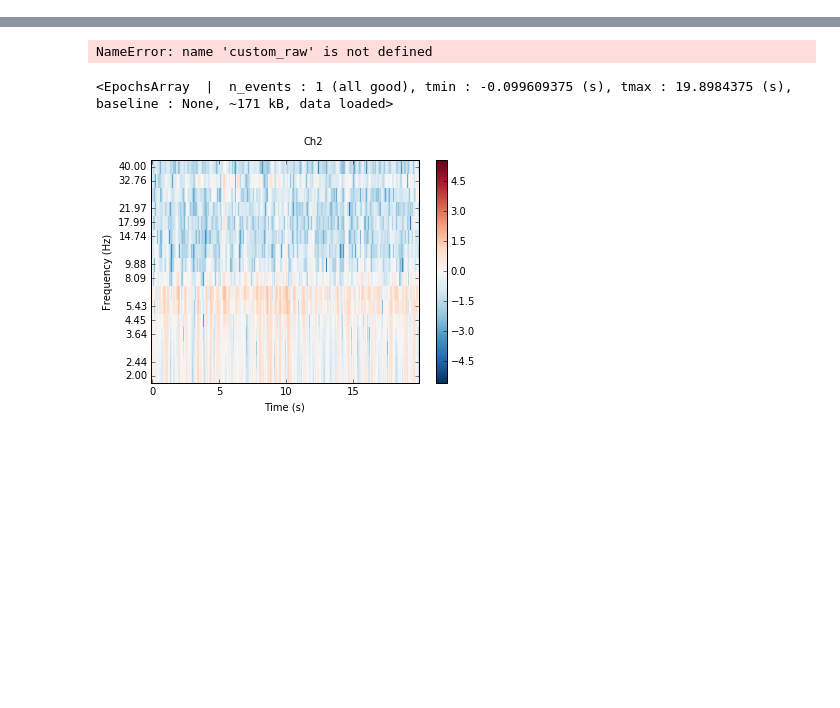
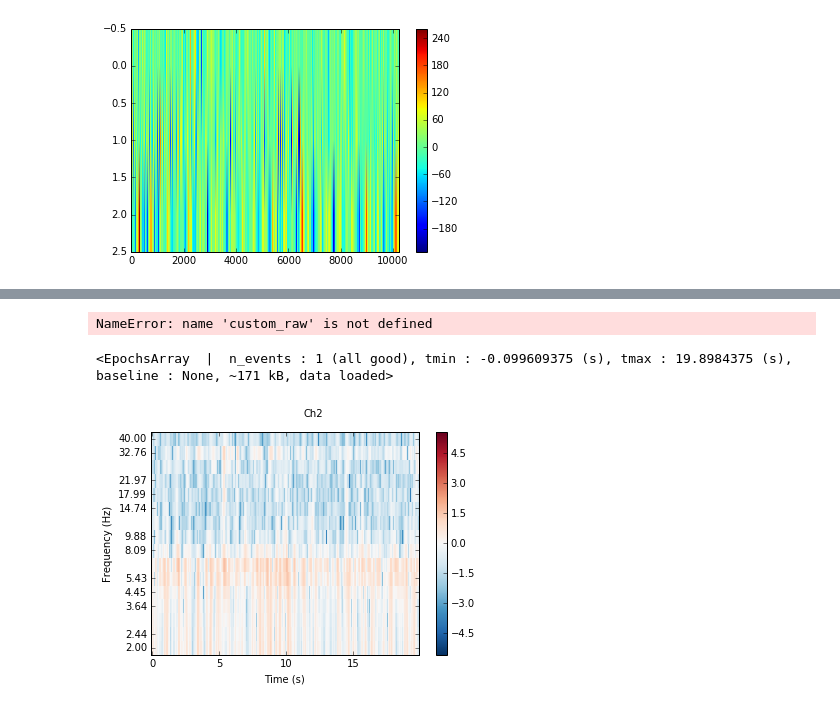
Before and after one commit to DiyuanLu/Epilepsy_classification, a Jupyter notebook: Untitled.ipynb, the cells around one changed output, grey strips where cells are left out. Saved outputs shown, nothing was run; the diff lists cells and outputs as text; code cells hidden in the pictures; blank space fills up the shorter version.

```diff
--- a/Untitled.ipynb
+++ b/Untitled.ipynb
@@ -13,6 +15,6 @@ from sklearn.decomposition import PCA
 # %%
 ### create dataset from files in the folder
-batch_size = 3
+batch_size = 1
 
 def find_files(directory, pattern='*.csv'):
     '''fine all the files in one directory'''
@@ -40,7 +42,7 @@ def read_data(filename ):
     y_data = y_data.astype(np.float32)
     return x_data, y_data
 
-filedir = "data/test_files"
+filedir = "data/test_files/test_folder/ori_F"
 
 files = find_files(filedir)
 print files
@@ -57,10 +59,9 @@ with tf.Session() as sess:
         filename =  sess.run(ele)   # name, '1'/'0'
         batch_data = np.empty([0, 10240])
         batch_labels = np.empty([0])
-#         for ind in range(len(filename)):
-#             data = np.average(read_data(filename[ind][0]), axis=0)
-#             batch_data = np.vstack((batch_data, data))
-#             batch_labels = np.append(batch_labels, filename[ind][1])
-#     print("batch_data", batch_data.shape, "batch_labels", batch_labels.astype(int))
-        print filename
+        for ind in range(len(filename)):
+            data = np.average(read_data(filename[ind][0]), axis=0)
+            batch_data = np.vstack((batch_data, data))
+            batch_labels = np.append(batch_labels, filename[ind][1])
+    print("batch_data", batch_data.shape, "batch_labels", batch_labels.astype(int))
 # %% [output]
@@ -79,0 +170,7 @@ array(['data/test_files/Data_F_Ind0009.csv', '1'], dtype=object)
+# %%
+
+from PyEMD import EMD2D
+
+image = batch_data
+emd2d = EMD2D()
+IMF2D = emd2d(image)
@@ -79,0 +183,6 @@ array(['data/test_files/Data_F_Ind0009.csv', '1'], dtype=object)
+# %%
+plt.imshow(IMF2D[0, :, :], aspect="auto")
+plt.colorbar()
+plt.show()
+# %% [output]
+[figure, added]
```
Also changed, not shown: parts of 15 cells of this notebook, 5 other files.
